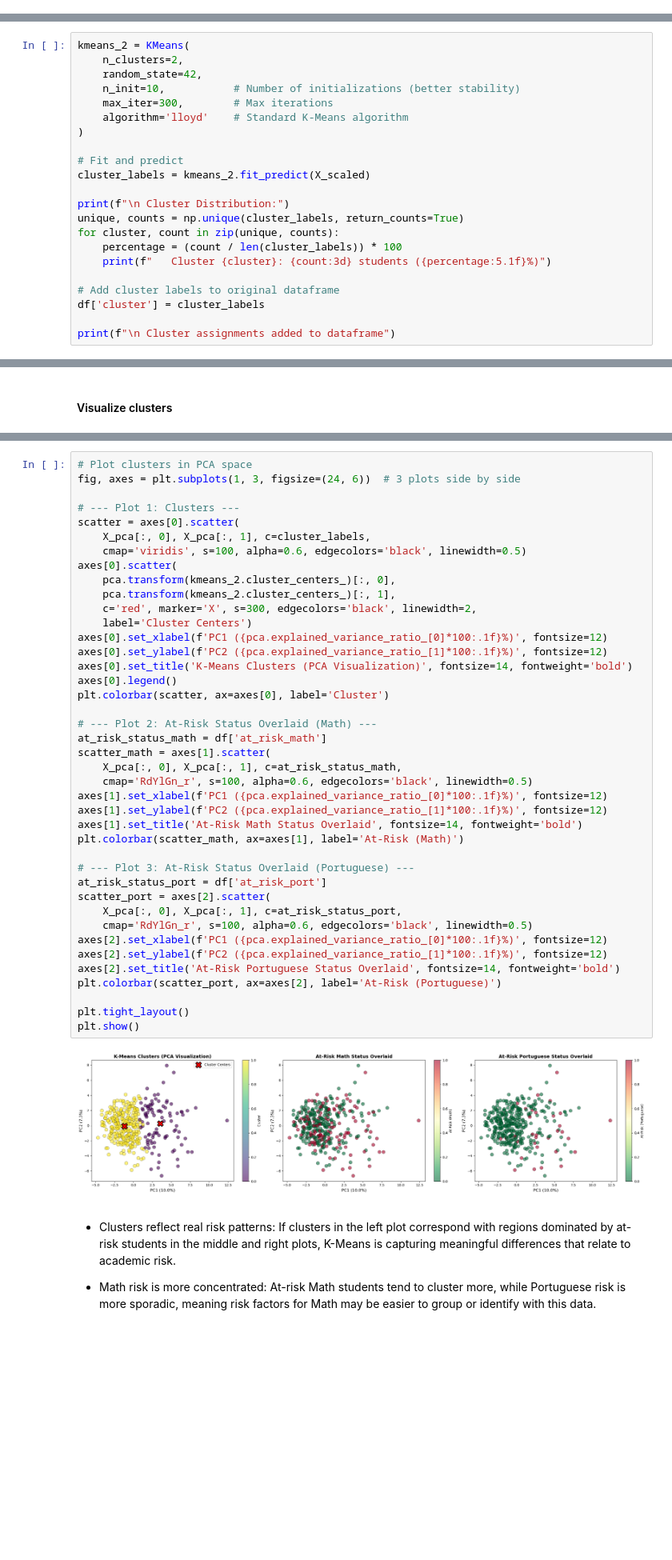
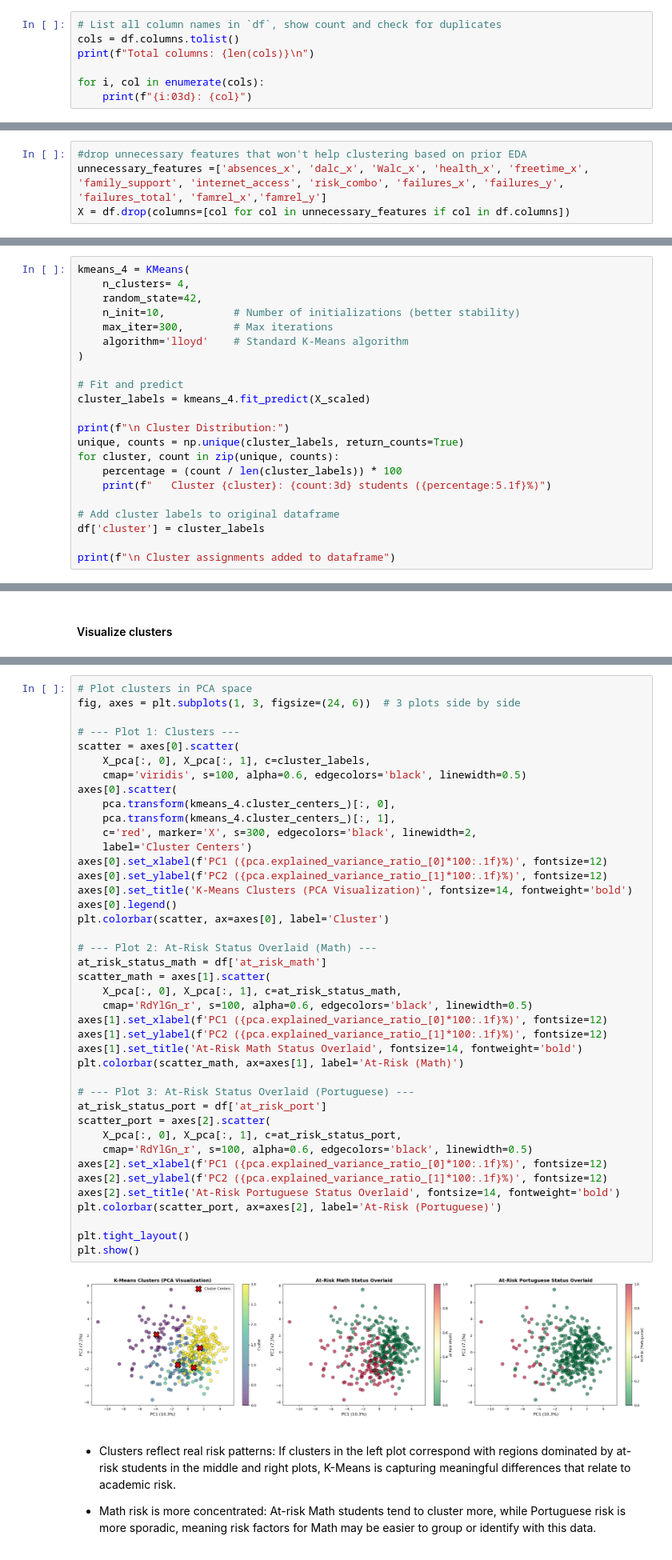
Before and after one commit to marias-25/Project, a Jupyter notebook: KNN_cluster.ipynb, the cells around one changed output, grey strips where cells are left out. Shown at 80% size. Drawn from its saved outputs; the diff is of its cells as text; blank space fills up the shorter version.

```diff
--- a/KNN_cluster.ipynb
+++ b/KNN_cluster.ipynb
@@ -27,3 +27,10 @@ df.head()
 | 3 | 15 | 4 | 2 | 1 | 3 | 0 | 3 | 2 | 2 | ... |
 | 4 | 16 | 3 | 3 | 1 | 2 | 0 | 4 | 3 | 2 | ... |
 5 rows × 72 columns
+# %%
+# List all column names in `df`, show count and check for duplicates
+cols = df.columns.tolist()
+print(f"Total columns: {len(cols)}\n")
+
+for i, col in enumerate(cols):
+    print(f"{i:03d}: {col}")
@@ -40 +64,5 @@ target_cols = ['at_risk_math', 'at_risk_port', 'G3_x', 'G3_y',
 X = df.drop(columns=[col for col in target_cols if col in df.columns])
+# %%
+#drop unnecessary features that won't help clustering based on prior EDA
+unnecessary_features =['absences_x', 'dalc_x', 'Walc_x', 'health_x', 'freetime_x', 'family_support', 'internet_access', 'risk_combo', 'failures_x', 'failures_y', 'failures_total', 'famrel_x','famrel_y']
+X = df.drop(columns=[col for col in unnecessary_features if col in df.columns])
@@ -184,6 +236,6 @@ print(f" Training K-Means with K={final_k} clusters...")
 # %%
-kmeans_2 = KMeans(
-    n_clusters=2,
+kmeans_4 = KMeans(
+    n_clusters= 4,
     random_state=42,
     n_init=10,           # Number of initializations (better stability)
     max_iter=300,        # Max iterations
@@ -191,7 +243,7 @@ kmeans_2 = KMeans(
 )
 
 # Fit and predict
-cluster_labels = kmeans_2.fit_predict(X_scaled)
+cluster_labels = kmeans_4.fit_predict(X_scaled)
 
 print(f"\n Cluster Distribution:")
 unique, counts = np.unique(cluster_labels, return_counts=True)
@@ -300,40 +371,40 @@ scatter = axes[0].scatter(
     X_pca[:, 0], X_pca[:, 1], c=cluster_labels,
     cmap='viridis', s=100, alpha=0.6, edgecolors='black', linewidth=0.5)
 axes[0].scatter(
-    pca.transform(kmeans_2.cluster_centers_)[:, 0],
-    pca.transform(kmeans_2.cluster_centers_)[:, 1],
+    pca.transform(kmeans_4.cluster_centers_)[:, 0],
+    pca.transform(kmeans_4.cluster_centers_)[:, 1],
     c='red', marker='X', s=300, edgecolors='black', linewidth=2,
     label='Cluster Centers')
 axes[0].set_xlabel(f'PC1 ({pca.explained_variance_ratio_[0]*100:.1f}%)', fontsize=12)
 axes[0].set_ylabel(f'PC2 ({pca.explained_variance_ratio_[1]*100:.1f}%)', fontsize=12)
 axes[0].set_title('K-Means Clusters (PCA Visualization)', fontsize=14, fontweight='bold')
 axes[0].legend()
 plt.colorbar(scatter, ax=axes[0], label='Cluster')
 
 # --- Plot 2: At-Risk Status Overlaid (Math) ---
 at_risk_status_math = df['at_risk_math']
 scatter_math = axes[1].scatter(
     X_pca[:, 0], X_pca[:, 1], c=at_risk_status_math,
     cmap='RdYlGn_r', s=100, alpha=0.6, edgecolors='black', linewidth=0.5)
 axes[1].set_xlabel(f'PC1 ({pca.explained_variance_ratio_[0]*100:.1f}%)', fontsize=12)
 axes[1].set_ylabel(f'PC2 ({pca.explained_variance_ratio_[1]*100:.1f}%)', fontsize=12)
 axes[1].set_title('At-Risk Math Status Overlaid', fontsize=14, fontweight='bold')
 plt.colorbar(scatter_math, ax=axes[1], label='At-Risk (Math)')
 
 # --- Plot 3: At-Risk Status Overlaid (Portuguese) ---
 at_risk_status_port = df['at_risk_port']
 scatter_port = axes[2].scatter(
     X_pca[:, 0], X_pca[:, 1], c=at_risk_status_port,
     cmap='RdYlGn_r', s=100, alpha=0.6, edgecolors='black', linewidth=0.5)
 axes[2].set_xlabel(f'PC1 ({pca.explained_variance_ratio_[0]*100:.1f}%)', fontsize=12)
 axes[2].set_ylabel(f'PC2 ({pca.explained_variance_ratio_[1]*100:.1f}%)', fontsize=12)
 axes[2].set_title('At-Risk Portuguese Status Overlaid', fontsize=14, fontweight='bold')
 plt.colorbar(scatter_port, ax=axes[2], label='At-Risk (Portuguese)')
 
 plt.tight_layout()
 plt.show()
 # %% [output]
-[figure, old version]
+[figure, new version]
 # %% [markdown]
 - Clusters reflect real risk patterns: If clusters in the left plot correspond with regions dominated by at-risk students in the middle and right plots, K-Means is capturing meaningful differences that relate to academic risk.
 
```
Also changed, not shown: parts of 29 cells of this notebook.
